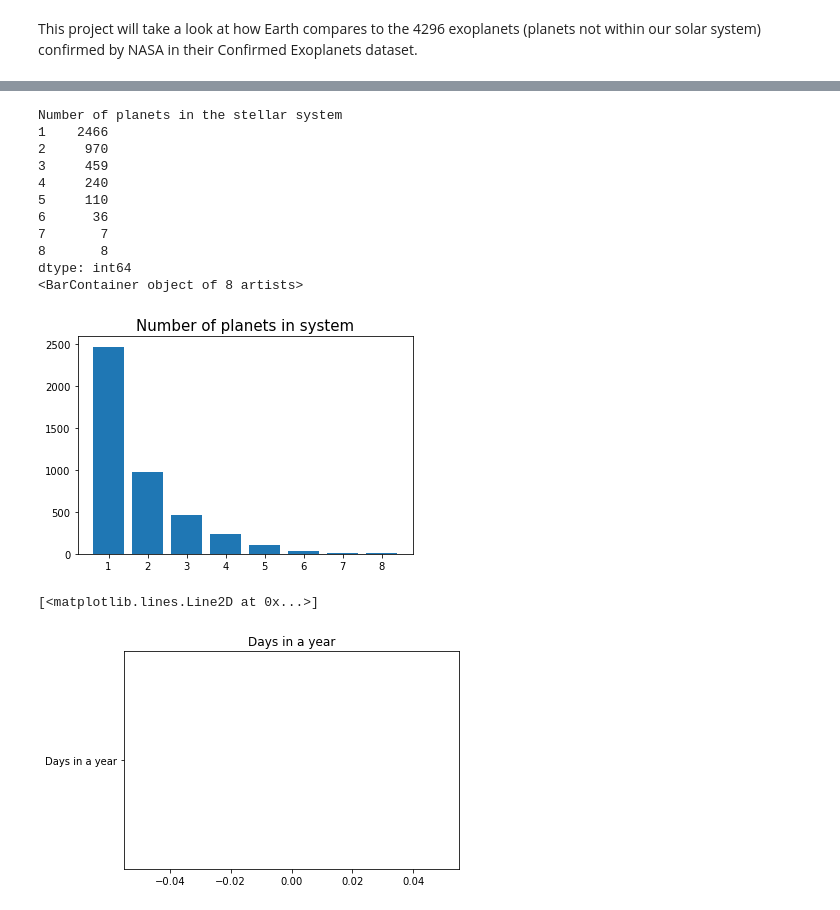
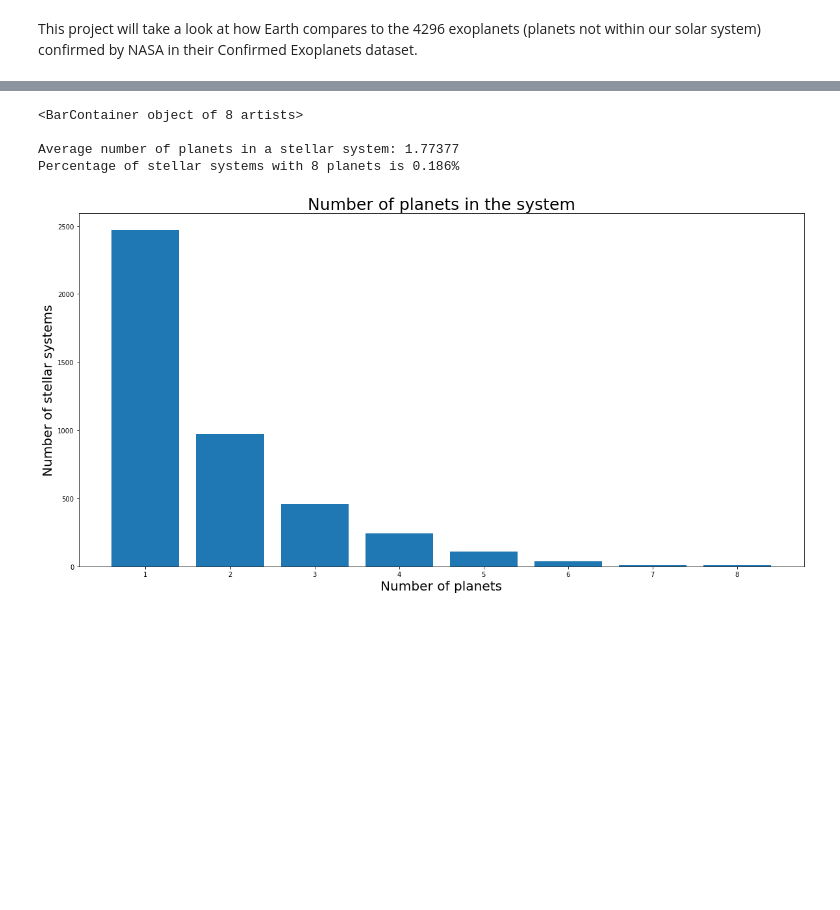
Before and after one commit to sjlacey/DataScienceProject_Exoplanets, a Jupyter notebook: DataScienceProject_Exoplanets.ipynb, the cells around one changed output, grey strips where cells are left out. Drawn from its saved outputs; the diff is of its cells as text; code cells hidden in the pictures; blank space fills up the shorter version.

```diff
--- a/DataScienceProject_Exoplanets.ipynb
+++ b/DataScienceProject_Exoplanets.ipynb
@@ -146,27 +104,25 @@ Year of last update                                        0
 Discovery facility                                         0
 dtype: int64
-# %%
-s2 = df.groupby(['Number of planets in the stellar system']).size()
-print(s2)
-plt.title('Number of planets in system', fontsize=15)
-print(plt.bar(s2.index, s2.values))
-# %% [output]
-Number of planets in the stellar system
-1    2466
-2     970
-3     459
-4     240
-5     110
-6      36
-7       7
-8       8
-dtype: int64
-<BarContainer object of 8 artists>
-[figure, removed]
-# %%
-s3 = df.groupby(['Days in a year'])
-plt.title('Days in a year')
-plt.plot('Days in a year')
-# %% [output]
-[<matplotlib.lines.Line2D at 0x...>]
-[figure, removed]
+# %%
+s2 = df.groupby(['Number of planets in the stellar system']).size()
+
+plt.figure(figsize=(20,10))
+plt.title('Number of planets in the system', fontsize=25)
+plt.ylabel('Number of stellar systems', fontsize=20)
+plt.xlabel('Number of planets', fontsize=20)
+print(plt.bar(s2.index, s2.values))
+
+sum = 0
+for x in s2.index:
+    sum += x*s2[x]
+mean_planets= sum/s2.sum()
+
+print()
+print('Average number of planets in a stellar system: ' + str(round(mean_planets, 5)))
+print('Percentage of stellar systems with 8 planets is ' + str(round(s2[8]/s2.sum()*100,5)) + '%')
+# %% [output]
+<BarContainer object of 8 artists>
+
+Average number of planets in a stellar system: 1.77377
+Percentage of stellar systems with 8 planets is 0.186%
+[figure, added]
```
Also changed, not shown: parts of 13 cells of this notebook.
